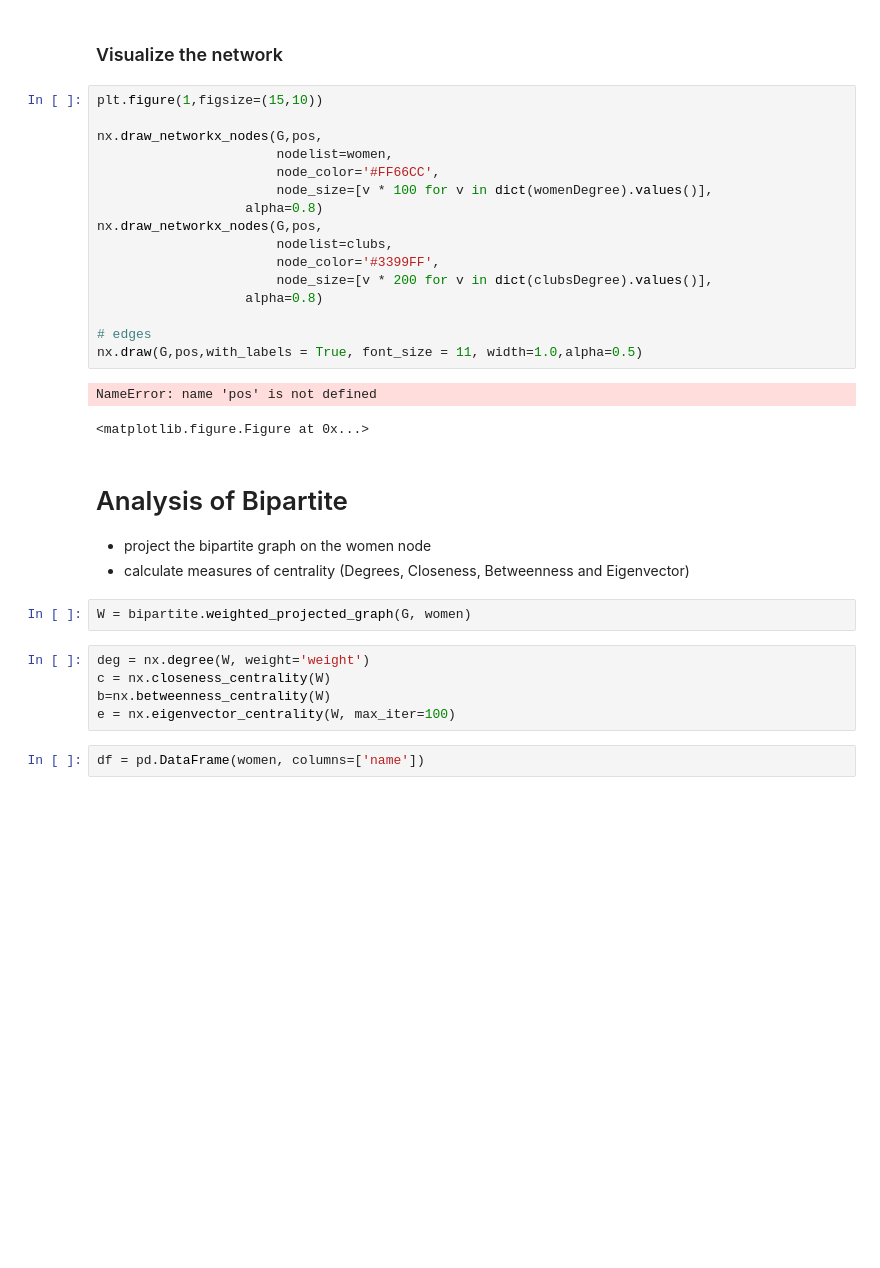
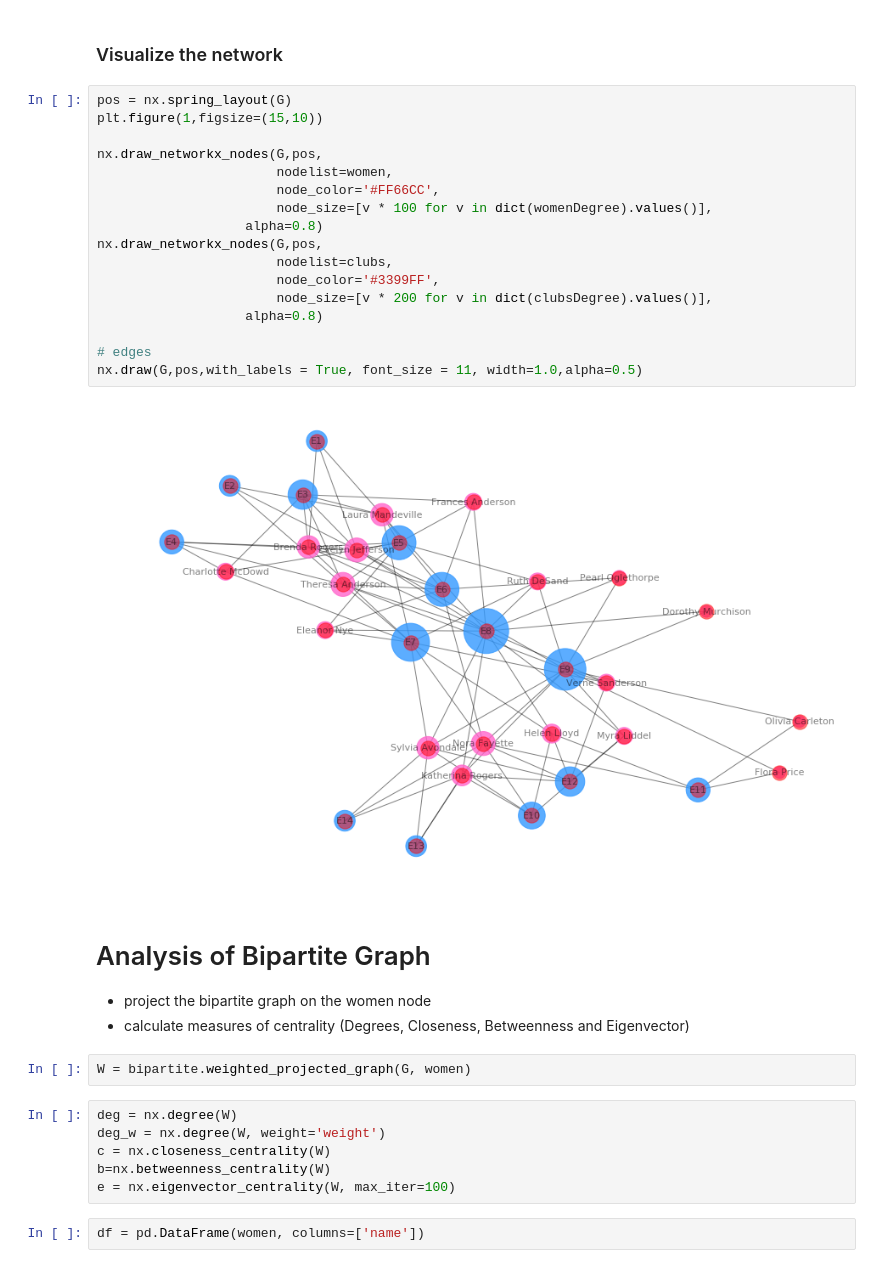
Before and after one commit to dsimband/DATA620_Group3, a Jupyter notebook: Week6_Assignment/DATA620_Week6_Assignment.ipynb, the cells around one changed output. Saved outputs shown, nothing was run; the diff lists cells and outputs as text; blank space fills up the shorter version.

```diff
--- a/Week6_Assignment/DATA620_Week6_Assignment.ipynb
+++ b/Week6_Assignment/DATA620_Week6_Assignment.ipynb
@@ -142,32 +149,33 @@ deg_c
 # %% [markdown]
 ### Visualize the network
 # %%
+pos = nx.spring_layout(G)
 plt.figure(1,figsize=(15,10))
 
 nx.draw_networkx_nodes(G,pos,
                        nodelist=women,
                        node_color='#FF66CC',
                        node_size=[v * 100 for v in dict(womenDegree).values()],
                    alpha=0.8)
 nx.draw_networkx_nodes(G,pos,
                        nodelist=clubs,
                        node_color='#3399FF',
                        node_size=[v * 200 for v in dict(clubsDegree).values()],
                    alpha=0.8)
 
 # edges
 nx.draw(G,pos,with_labels = True, font_size = 11, width=1.0,alpha=0.5)
 # %% [output]
-NameError: name 'pos' is not defined
-<matplotlib.figure.Figure at 0x...>
+[figure, added]
 # %% [markdown]
-# Analysis of Bipartite
+# Analysis of Bipartite Graph
 * project the bipartite graph on the women node
 * calculate measures of centrality (Degrees, Closeness, Betweenness and Eigenvector)
 # %%
 W = bipartite.weighted_projected_graph(G, women)
 # %%
-deg = nx.degree(W, weight='weight')
+deg = nx.degree(W)
+deg_w = nx.degree(W, weight='weight')
 c = nx.closeness_centrality(W)
 b=nx.betweenness_centrality(W)
 e = nx.eigenvector_centrality(W, max_iter=100)
```
Also changed, not shown: parts of 11 cells of this notebook.
